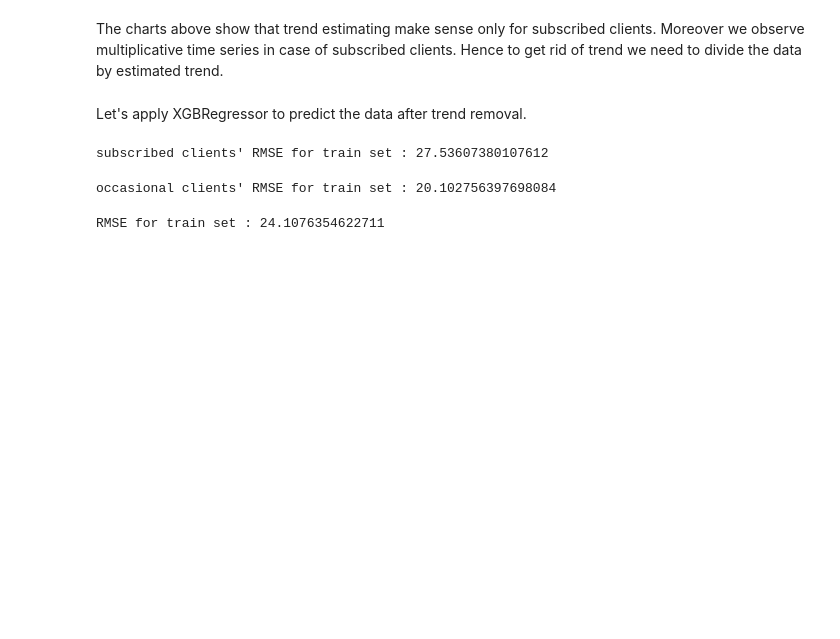
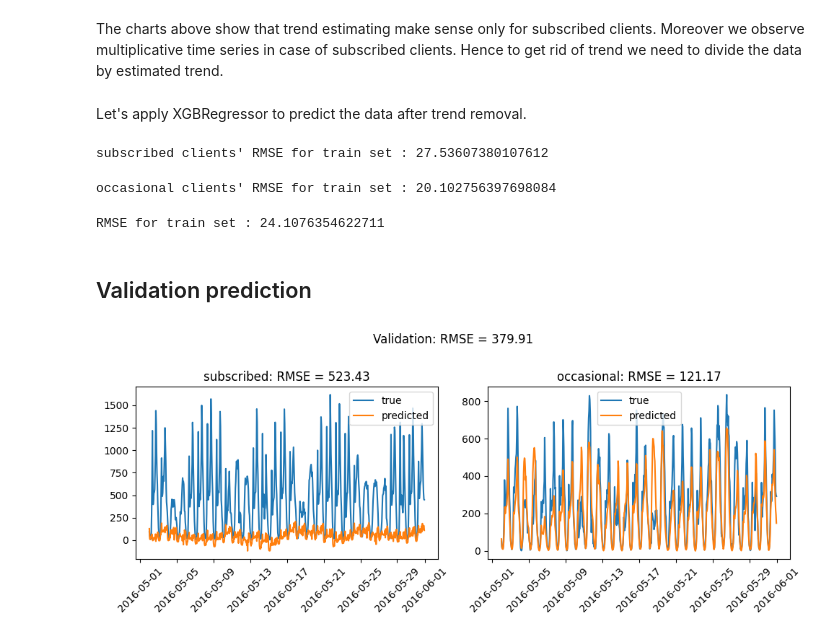
Before and after one commit to VaheC/MH_BicycleDemand_Hackathon, a Jupyter notebook: solution1.ipynb, the cells around one changed output. Drawn from its saved outputs; the diff is of its cells as text; code cells hidden in the pictures; blank space fills up the shorter version.

Commit message:
calculate validation predictions

```diff
--- a/solution1.ipynb
+++ b/solution1.ipynb
@@ -407,7 +409,9 @@ valid_df_o.drop(columns=redundant_columns, inplace=True)
 # %% [markdown]
 Let's also add lag features in the training data and concatenate the train datasets with the dummy datasets created for the training data. Moreover let's remove NaN values emerged due to computing lag values.
 # %%
-for i in range(1, 11):
+N_LAGS = 10
+
+for i in range(1, N_LAGS+1):
     train_df_s[f'lag{i}_target'] = train_df_s['Rental_Bicycles_Count'].shift(i)
     train_df_o[f'lag{i}_target'] = train_df_o['Rental_Bicycles_Count'].shift(i)
 
@@ -563,8 +567,10 @@ First of all let's try to estimate the trend in the train data using linear regr
 y_train_s = train_df_s.pop('Rental_Bicycles_Count').to_frame()
 X_train_s = train_df_s.copy()
 
+lr_features_s = ['time_step']
+
 lr_s = LinearRegression()
-lr_s.fit(X_train_s['time_step'].to_frame(), y_train_s)
+lr_s.fit(X_train_s[lr_features_s], y_train_s)
 y_train_trend_s = lr_s.predict(X_train_s['time_step'].to_frame())
 
 fig = plt.figure(figsize=(10, 4))
@@ -586,8 +592,10 @@ plt.tight_layout()
 y_train_o = train_df_o.pop('Rental_Bicycles_Count').to_frame()
 X_train_o = train_df_o.copy()
 
+lr_features_o = ['time_step']
+
 lr_o = LinearRegression()
-lr_o.fit(X_train_o['time_step'].to_frame(), y_train_o)
+lr_o.fit(X_train_o[lr_features_o], y_train_o)
 y_train_trend_o = lr_o.predict(X_train_o['time_step'].to_frame())
 
 fig = plt.figure(figsize=(10, 4))
@@ -648,3 +656,5 @@ train_score = np.sqrt(mean_squared_error(y_train, y_train_pred))
 print(f"RMSE for train set : {train_score}")
 # %% [output]
 RMSE for train set : 24.1076354622711
+# %% [markdown]
+## Validation prediction
@@ -651,3 +706,32 @@ RMSE for train set : 24.1076354622711
+# %%
+valid_score_s = np.sqrt(mean_squared_error(y_valid_s, y_valid_pred_s))
+valid_score_o = np.sqrt(mean_squared_error(y_valid_o, y_valid_pred_o))
+
+y_valid = pd.concat([y_valid_s, y_valid_o])
+y_valid_pred = pd.concat([y_valid_pred_s, y_valid_pred_o])
+valid_score = np.sqrt(mean_squared_error(y_valid, y_valid_pred))
+
+fig = plt.figure(figsize=(10, 4))
+
+plt.subplot(1, 2, 1)
+plt.plot(y_valid_s, label='true')
+plt.plot(y_valid_pred_s, label='predicted')
+plt.xticks(rotation=45)
+plt.legend()
+plt.title(f"subscribed: RMSE = {valid_score_s:.2f}")
+
+plt.subplot(1, 2, 2)
+plt.plot(y_valid_o, label='true')
+plt.plot(y_valid_pred_o, label='predicted')
+plt.xticks(rotation=45)
+plt.legend()
+plt.title(f"occasional: RMSE = {valid_score_o:.2f}")
+
+plt.suptitle(f"Validation: RMSE = {valid_score:.2f}", y=1.01)
+
+plt.tight_layout()
+# %% [output]
+[figure, added]
 # %%
 # for k in ['mean', 'max', 'min', 'std', 'median', 'iqr']:
 
```
Also changed, not shown: parts of 3 cells of this notebook.
